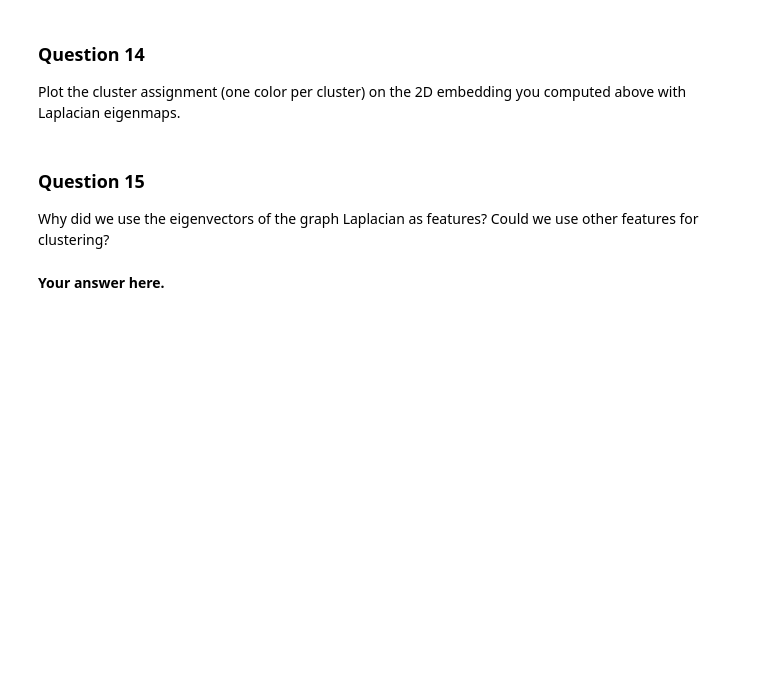
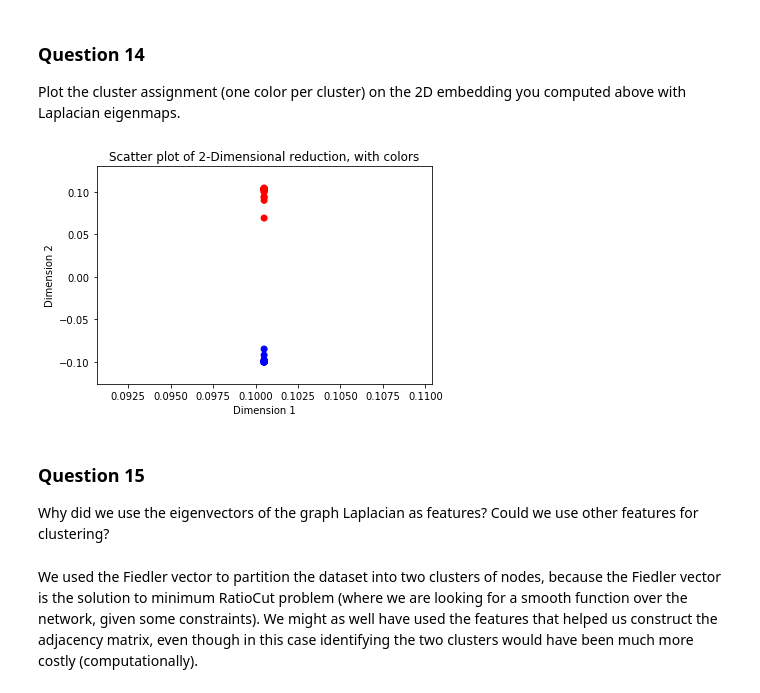
Before and after one commit to AgentAGadge/ntds_2018, a Jupyter notebook: milestones/3_spectral_graph_theory.ipynb, the cells around one changed output. Cells and saved outputs as stored; diff of their text form; code cells hidden in the pictures; blank space fills up the shorter version.

```diff
--- a/milestones/3_spectral_graph_theory.ipynb
+++ b/milestones/3_spectral_graph_theory.ipynb
@@ -360,6 +386,17 @@ Plot the cluster assignment (one color per cluster) on the 2D embedding you comp
+# %%
+# Your code here.
+color_map = np.repeat('r', clusters.size)
+color_map[clusters == 1] = 'b'
+plt.scatter(Y[:,0], Y[:,1], c=color_map)
+plt.title("Scatter plot of 2-Dimensional reduction, with colors")
+plt.xlabel("Dimension 1")
+plt.ylabel("Dimension 2")
+plt.show()
+# %% [output]
+[figure, added]
 # %% [markdown]
 ### Question 15
 
 Why did we use the eigenvectors of the graph Laplacian as features? Could we use other features for clustering?
-# %% [markdown]
-**Your answer here.**
+# %% [markdown]
+We used the Fiedler vector to partition the dataset into two clusters of nodes, because the Fiedler vector is the solution to minimum RatioCut problem (where we are looking for a smooth function over the network, given some constraints). We might as well have used the features that helped us construct the adjacency matrix, even though in this case identifying the two clusters would have been much more costly (computationally).
```
Also changed, not shown: parts of 9 cells of this notebook, 2 other files.
